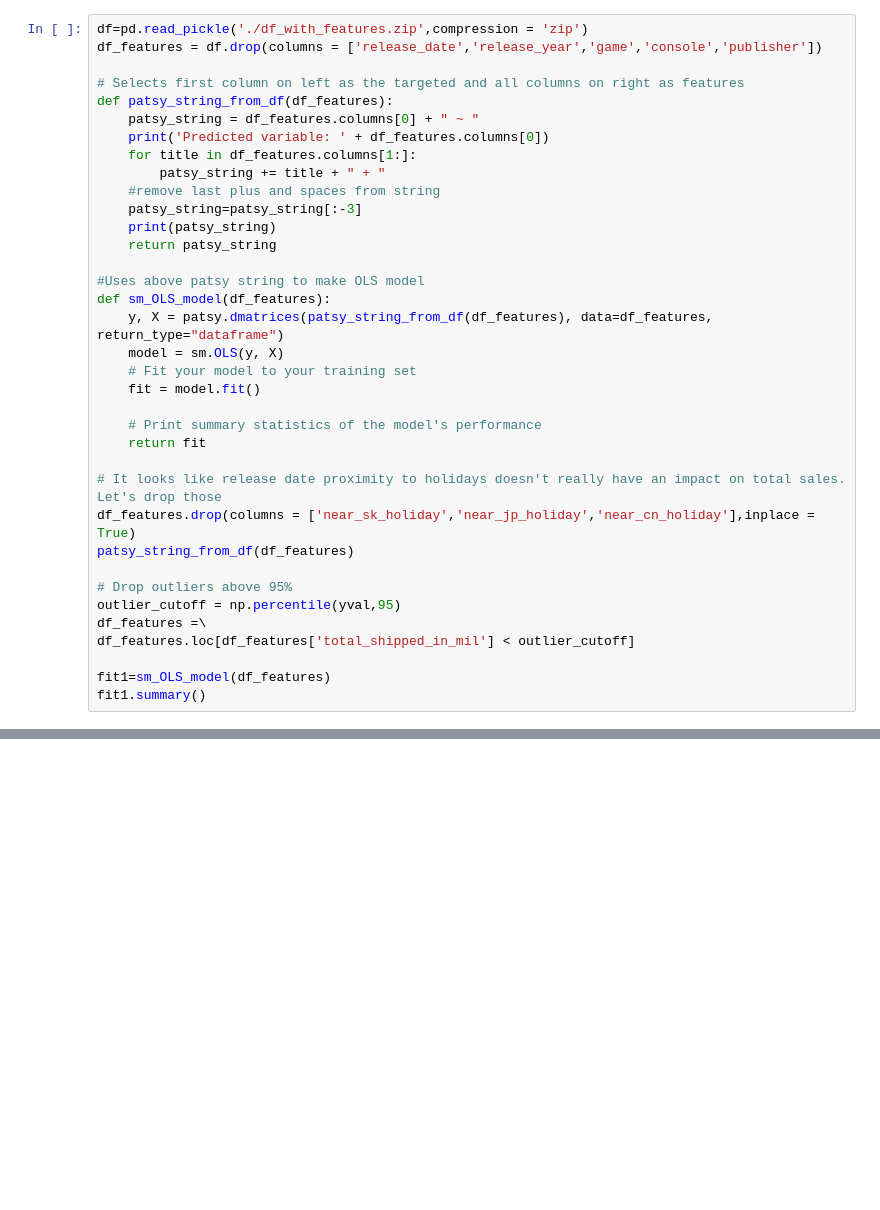
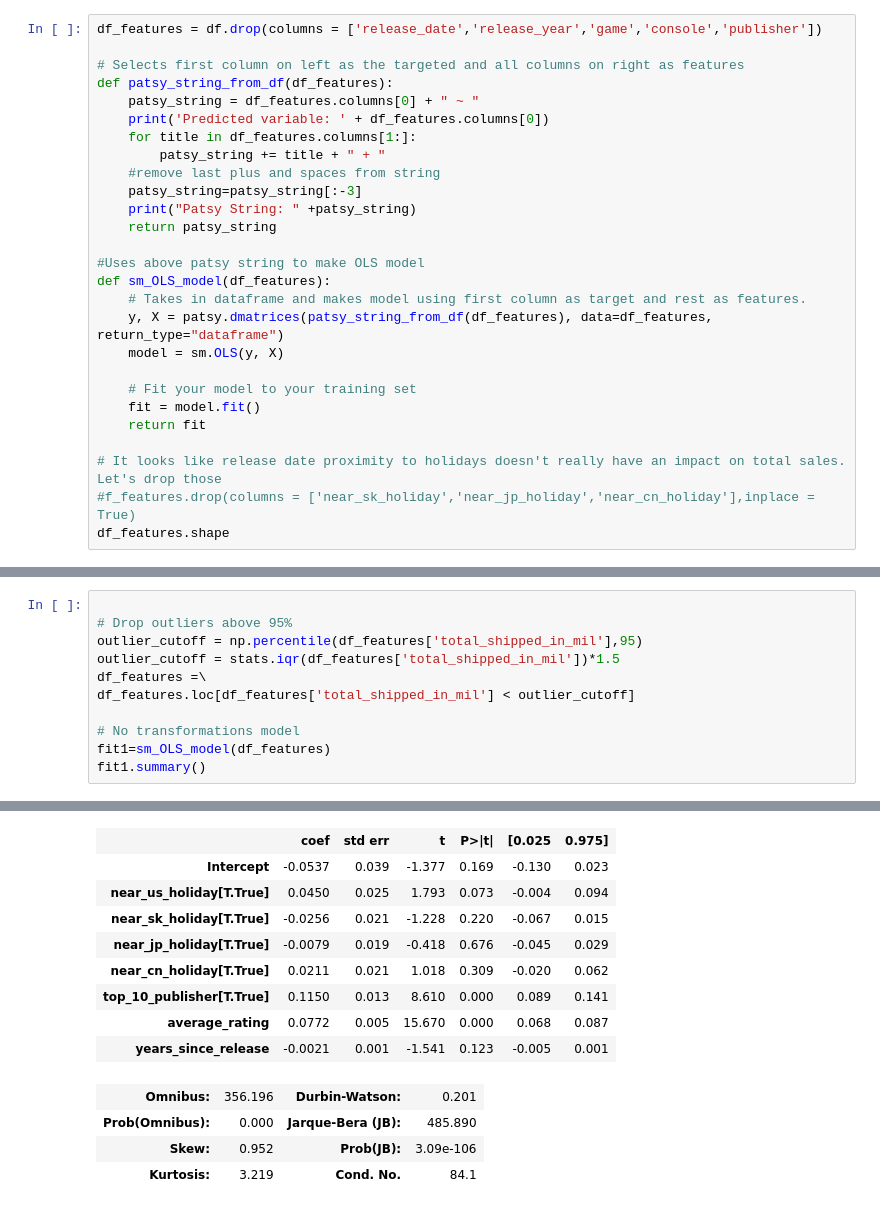
Before and after one commit to jeremyrchow/video_game_sales_data, a Jupyter notebook: OLS_regression BOXCOX.ipynb, the cells around one changed output, grey strips where cells are left out. Drawn from its saved outputs; the diff is of its cells as text; blank space fills up the shorter version.

```diff
--- a/OLS_regression BOXCOX.ipynb
+++ b/OLS_regression BOXCOX.ipynb
@@ -17,5 +29,4 @@ import scipy.stats as stats
 # %%
-df=pd.read_pickle('./df_with_features.zip',compression = 'zip')
 df_features = df.drop(columns = ['release_date','release_year','game','console','publisher'])
 
 # Selects first column on left as the targeted and all columns on right as features
@@ -26,28 +37,20 @@ def patsy_string_from_df(df_features):
         patsy_string += title + " + "
     #remove last plus and spaces from string
     patsy_string=patsy_string[:-3]
-    print(patsy_string)
+    print("Patsy String: " +patsy_string)
     return patsy_string
 
 #Uses above patsy string to make OLS model
 def sm_OLS_model(df_features):
+    # Takes in dataframe and makes model using first column as target and rest as features.
     y, X = patsy.dmatrices(patsy_string_from_df(df_features), data=df_features, return_type="dataframe")
     model = sm.OLS(y, X)
+
     # Fit your model to your training set
     fit = model.fit()
-
-    # Print summary statistics of the model's performance
     return fit
 
 # It looks like release date proximity to holidays doesn't really have an impact on total sales. Let's drop those
-df_features.drop(columns = ['near_sk_holiday','near_jp_holiday','near_cn_holiday'],inplace = True)
-patsy_string_from_df(df_features)
-
-# Drop outliers above 95%
-outlier_cutoff = np.percentile(yval,95)
-df_features =\
-df_features.loc[df_features['total_shipped_in_mil'] < outlier_cutoff]
-
-fit1=sm_OLS_model(df_features)
-fit1.summary()
+#f_features.drop(columns = ['near_sk_holiday','near_jp_holiday','near_cn_holiday'],inplace = True)
+df_features.shape
 # %% [output]
@@ -79,0 +58,12 @@ Warnings:
+# %%
+
+# Drop outliers above 95%
+outlier_cutoff = np.percentile(df_features['total_shipped_in_mil'],95)
+outlier_cutoff = stats.iqr(df_features['total_shipped_in_mil'])*1.5
+df_features =\
+df_features.loc[df_features['total_shipped_in_mil'] < outlier_cutoff]
+
+# No transformations model
+fit1=sm_OLS_model(df_features)
+fit1.summary()
+# %% [output]
@@ -79,0 +82,13 @@ Warnings:
+|  | coef | std err | t | P>|t| | [0.025 | 0.975] |
+| Intercept | -0.0537 | 0.039 | -1.377 | 0.169 | -0.130 | 0.023 |
+| near_us_holiday[T.True] | 0.0450 | 0.025 | 1.793 | 0.073 | -0.004 | 0.094 |
+| near_sk_holiday[T.True] | -0.0256 | 0.021 | -1.228 | 0.220 | -0.067 | 0.015 |
+| near_jp_holiday[T.True] | -0.0079 | 0.019 | -0.418 | 0.676 | -0.045 | 0.029 |
+| near_cn_holiday[T.True] | 0.0211 | 0.021 | 1.018 | 0.309 | -0.020 | 0.062 |
+| top_10_publisher[T.True] | 0.1150 | 0.013 | 8.610 | 0.000 | 0.089 | 0.141 |
+| average_rating | 0.0772 | 0.005 | 15.670 | 0.000 | 0.068 | 0.087 |
+| years_since_release | -0.0021 | 0.001 | -1.541 | 0.123 | -0.005 | 0.001 |
+| Omnibus: | 356.196 | Durbin-Watson: | 0.201 |
+| Prob(Omnibus): | 0.000 | Jarque-Bera (JB): | 485.890 |
+| Skew: | 0.952 | Prob(JB): | 3.09e-106 |
+| Kurtosis: | 3.219 | Cond. No. | 84.1 |
```
Also changed, not shown: parts of 18 cells of this notebook, 2 other files.
